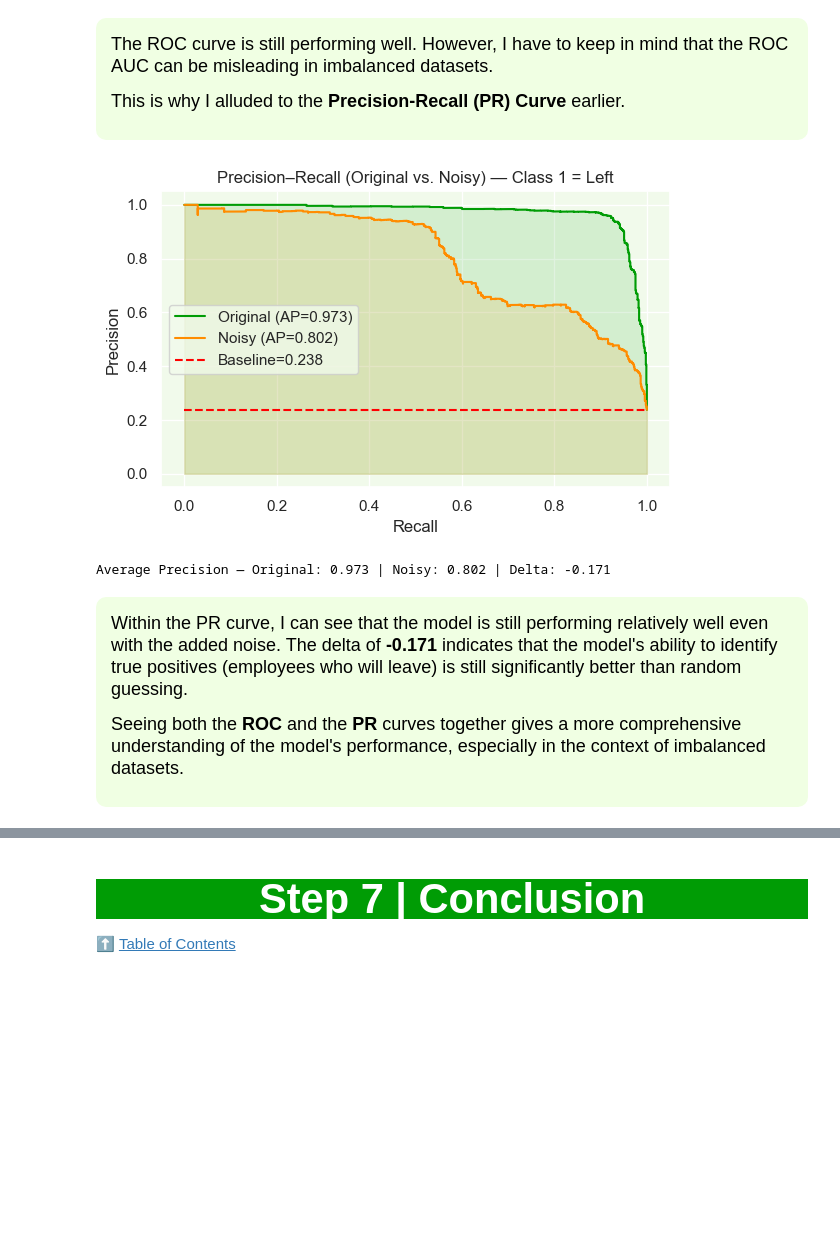
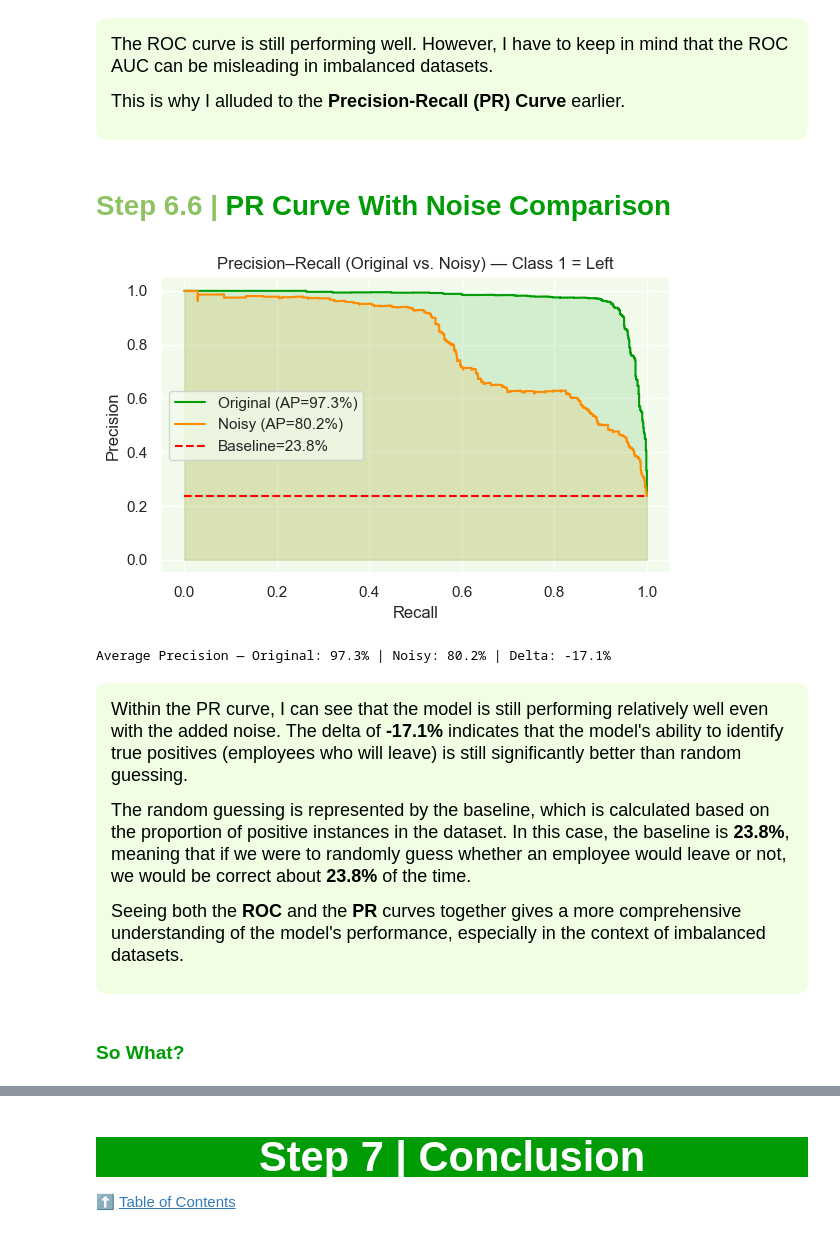
Before and after one commit to plozano0/Hands-On-Data-Analysis-with-Pandas-2nd-Edition, a Jupyter notebook: Lozano_P_Final_Project.ipynb, the cells around one changed output, grey strips where cells are left out. Drawn from its saved outputs; the diff is of its cells as text; code cells hidden in the pictures; blank space fills up the shorter version.

Commit message:
Corrected the Table of Context and added some context behind some visuals/processes

```diff
--- a/Lozano_P_Final_Project.ipynb
+++ b/Lozano_P_Final_Project.ipynb
@@ -870,10 +908,8 @@ The author uses XGBoost as a regressor but since we are dealing with a classific
 
 The source created a function to tune the model with the best parameters by passing a dictionary of parameters to test. I will replicate this by using similar parameters to see if I can improve the model performance but with a classifier instead of a regressor.
 # %%
-from sklearn.model_selection import StratifiedKFold, GridSearchCV
-
 # Function to tune XGBoost Classifier
-def tune_xgb_classifier(X_train, y_train, scoring='roc_auc', n_splits=5):
+def tune_xgb_classifier(X_train, y_train, scoring='', n_splits=5):
     """Grid-search XGBClassifier with stratified CV and a classification metric."""
     # Handle imbalance once, outside the search
     pos = int(y_train.sum())
@@ -882,9 +918,12 @@ def tune_xgb_classifier(X_train, y_train, scoring='roc_auc', n_splits=5):
 
     base = xgb.XGBClassifier(
         objective='binary:logistic',
+        # Adjust here for evaluating against PR Curve Setting ('aucpr')
         eval_metric='auc',
+        # Set to use all available cores
         n_jobs=-1,
         random_state=0,
+        # Apply scale_pos_weight to handle class imbalance
         scale_pos_weight=spw
     )
 
@@ -968,10 +1009,15 @@ I'm going to use the regression algorithms as proposed by the source due to the
 
 Using regression algorithms will allow for a more nuanced understanding of the risk of each employee leaving, allow for threshold calibration, and might perform better on imbalanced data.
 # %%
-from sklearn.model_selection import GridSearchCV #,StratifiedKFold
+# Tune XGBoost Classifier on reduced feature set
+best_clf, best_params, cvres = tune_xgb_classifier(X_train,
+                                                   y_train,
+                                                   # Change to 'average_precision' to test against PR curve
+                                                   scoring='roc_auc',
+                                                   # Splitting into 5 folds for increased reliability
+                                                   n_splits=5
+                                                   )
 
-# Tune XGBoost Classifier on reduced feature set
-best_clf, best_params, cvres = tune_xgb_classifier(X_train, y_train, scoring='roc_auc', n_splits=5)
 print('Best params:', best_params)
 # %% [output]
 Best params: {'colsample_bytree': 1.0, 'gamma': 0, 'learning_rate': 0.05, 'max_depth': 5, 'min_child_weight': 1, 'n_estimators': 400, 'reg_lambda': 0.5, 'subsample': 0.8}
@@ -1115,40 +1158,74 @@ plt.show()
 The ROC curve is still performing well. However, I have to keep in mind that the ROC AUC can be misleading in imbalanced datasets.
 
 This is why I alluded to the **Precision-Recall (PR) Curve** earlier.
+# %% [markdown]
+<a id="pr_noise_comp"></a>
+# <b><span style='color:#8fc265'>Step 6.6 |</span><span style='color:#009c05'> PR Curve With Noise Comparison </span></b>
 # %%
-# PR curve — original vs noisy
-from sklearn.metrics import precision_recall_curve, average_precision_score
-
 # Need to pass "_" because we don't need thresholds here
-# _o is for
 orig_precision, orig_recall, _ = precision_recall_curve(y_test, y_prob)
 orig_avg_precision = average_precision_score(y_test, y_prob)
 
 noisy_precision, noisy_recall, _ = precision_recall_curve(y_test, y_prob_noisy)
 noisy_avg_precision = average_precision_score(y_test, y_prob_noisy)
 
 positive_rate = (y_test == 1).mean()
 
 plt.figure(figsize=(6,4))
-plt.step(orig_recall, orig_precision, where='post', color='#009c05', label=f'Original (AP={orig_avg_precision:.3f})')
-plt.fill_between(orig_recall, orig_precision, step='post', alpha=0.12, color='#009c05')
-plt.step(noisy_recall, noisy_precision, where='post', color='darkorange', label=f'Noisy (AP={noisy_avg_precision:.3f})')
-plt.fill_between(noisy_recall, noisy_precision, step='post', alpha=0.12, color='darkorange')
-plt.hlines(positive_rate, 0, 1, colors='red', linestyles='dashed', label=f'Baseline={positive_rate:.3f}')
+plt.step(orig_recall,
+        orig_precision,
+        where='post',
+        color='#009c05',
+        label=f'Original (AP={orig_avg_precision:.1%})'
+        )
+
+plt.fill_between(orig_recall,
+                orig_precision,
+                step='post',
+                alpha=0.12,
+                color='#009c05'
+                )
+
+plt.step(noisy_recall,
+        noisy_precision,
+        where='post',
+        color='darkorange',
+        label=f'Noisy (AP={noisy_avg_precision:.1%})'
+        )
+
+plt.fill_between(noisy_recall,
+                noisy_precision,
+                step='post',
+                alpha=0.12,
+                color='darkorange'
+                )
+
+plt.hlines(positive_rate,
+           0,
+           1,
+           colors='red',
+           linestyles='dashed',
+           label=f'Baseline={positive_rate:.1%}'
+           )
+
 plt.xlabel('Recall')
 plt.ylabel('Precision')
 plt.title('Precision–Recall (Original vs. Noisy) — Class 1 = Left')
 plt.legend()
 plt.tight_layout()
 plt.show()
 
-print(f'Average Precision — Original: {orig_avg_precision:.3f} | Noisy: {noisy_avg_precision:.3f} | Delta: {noisy_avg_precision - orig_avg_precision:+.3f}')
+print(f'Average Precision — Original: {orig_avg_precision:.1%} | Noisy: {noisy_avg_precision:.1%} | Delta: {(noisy_avg_precision - orig_avg_precision):+.1%}')
 # %% [output]
-[figure, old version]
+[figure, new version]
-Average Precision — Original: 0.973 | Noisy: 0.802 | Delta: -0.171
+Average Precision — Original: 97.3% | Noisy: 80.2% | Delta: -17.1%
 # %% [markdown]
 <div style="border-radius:10px; padding: 15px; background-color: #f0ffe3; font-size:120%; text-align:left; color: black">
 
-Within the PR curve, I can see that the model is still performing relatively well even with the added noise. The delta of **-0.171** indicates that the model's ability to identify true positives (employees who will leave) is still significantly better than random guessing.
+Within the PR curve, I can see that the model is still performing relatively well even with the added noise. The delta of **-17.1%** indicates that the model's ability to identify true positives (employees who will leave) is still significantly better than random guessing.
+
+The random guessing is represented by the baseline, which is calculated based on the proportion of positive instances in the dataset. In this case, the baseline is **23.8%**, meaning that if we were to randomly guess whether an employee would leave or not, we would be correct about **23.8%** of the time.
 
 Seeing both the **ROC** and the **PR** curves together gives a more comprehensive understanding of the model's performance, especially in the context of imbalanced datasets.
+# %% [markdown]
+<h3 align="left"><font color=#009c05>So What?</font></h3>
```
Also changed, not shown: parts of 39 cells of this notebook.
